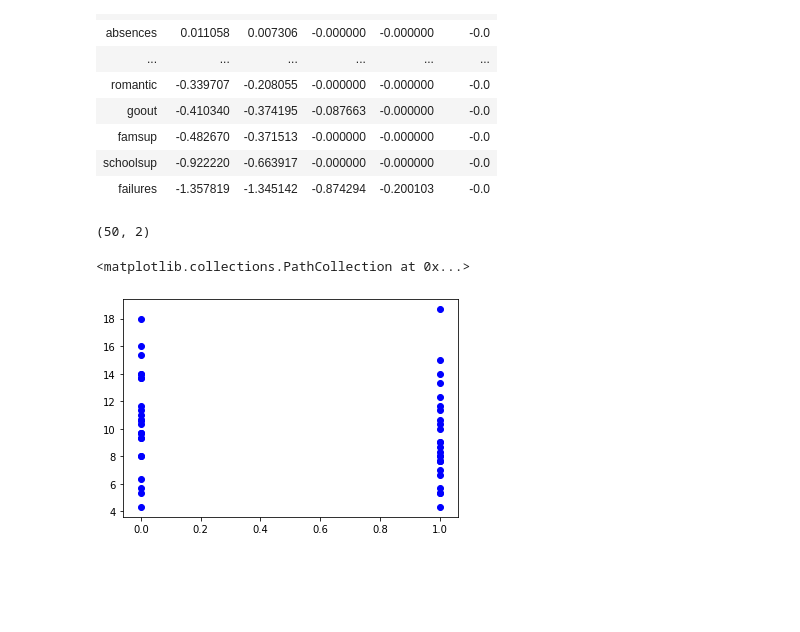
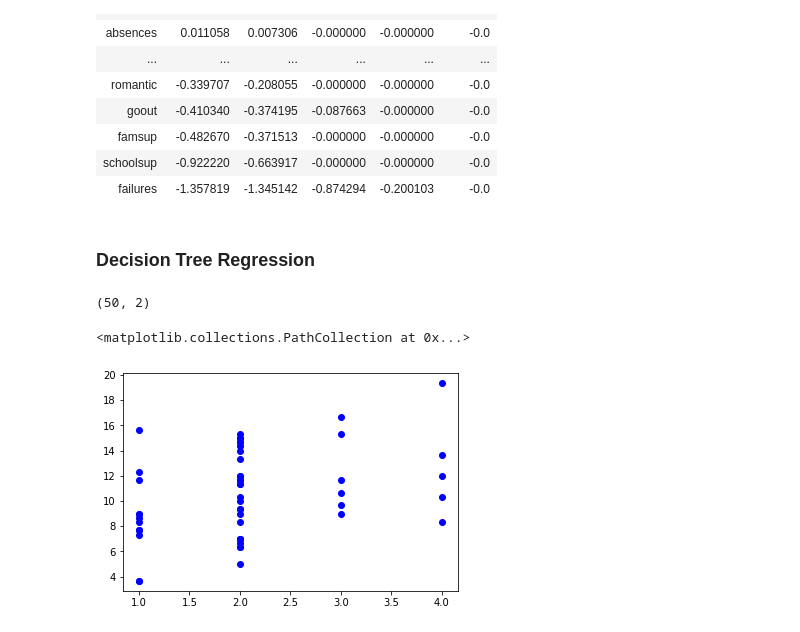
Before and after one commit to kangmincho1/Side-Projects, a Jupyter notebook: regression.ipynb, the cells around one changed output. Saved outputs shown, nothing was run; the diff lists cells and outputs as text; code cells hidden in the pictures; blank space fills up the shorter version.

```diff
--- a/regression.ipynb
+++ b/regression.ipynb
@@ -357,13 +346,15 @@ alpha 3) RMSE: 3.6974342010326366, MAE: 1.7290218895915168
 | famsup | -0.482670 | -0.371513 | -0.000000 | -0.000000 | -0.0 |
 | schoolsup | -0.922220 | -0.663917 | -0.000000 | -0.000000 | -0.0 |
 | failures | -1.357819 | -1.345142 | -0.874294 | -0.200103 | -0.0 |
+# %% [markdown]
+### Decision Tree Regression
 # %%
-df_sample = df[['sex', 'grade']]
+df_sample = df[['studytime', 'grade']]
 df_sample = df_sample.sample(n=50)
 print(df_sample.shape)
 plt.figure()
-plt.scatter(df_sample.sex, df_sample.grade, c='blue')
+plt.scatter(df_sample.studytime, df_sample.grade, c='blue')
 # %% [output]
 (50, 2)
 <matplotlib.collections.PathCollection at 0x...>
-[figure, old version]
+[figure, new version]
```
Also changed, not shown: parts of 3 cells of this notebook.
